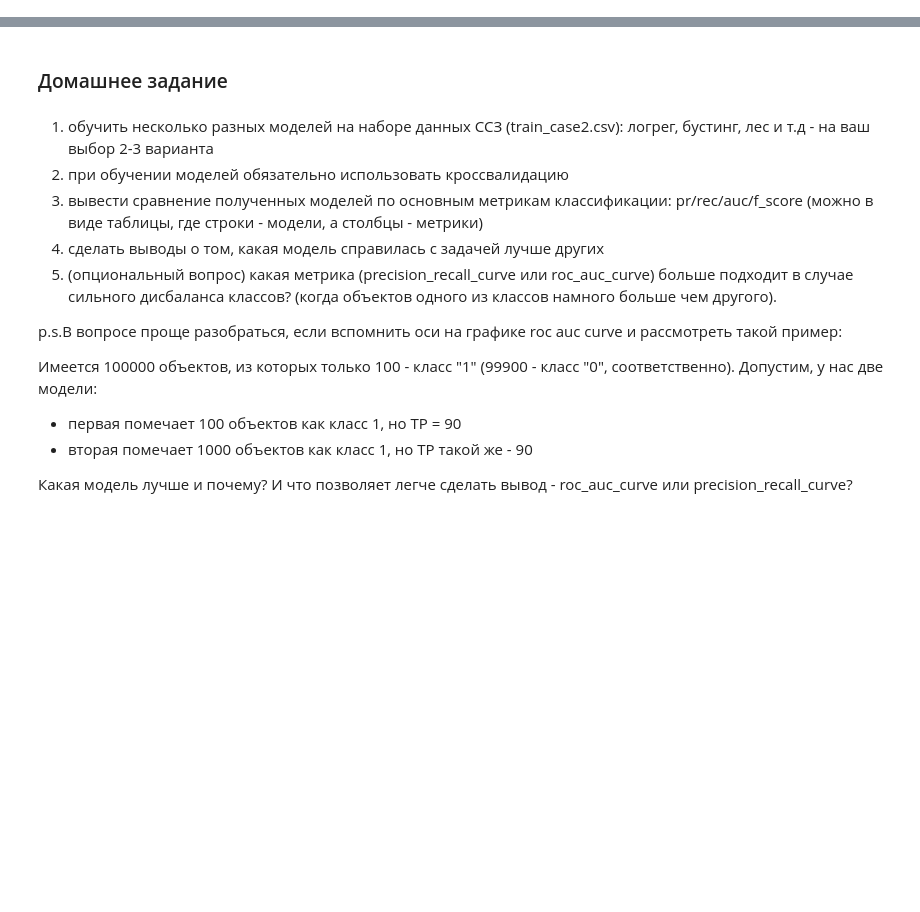
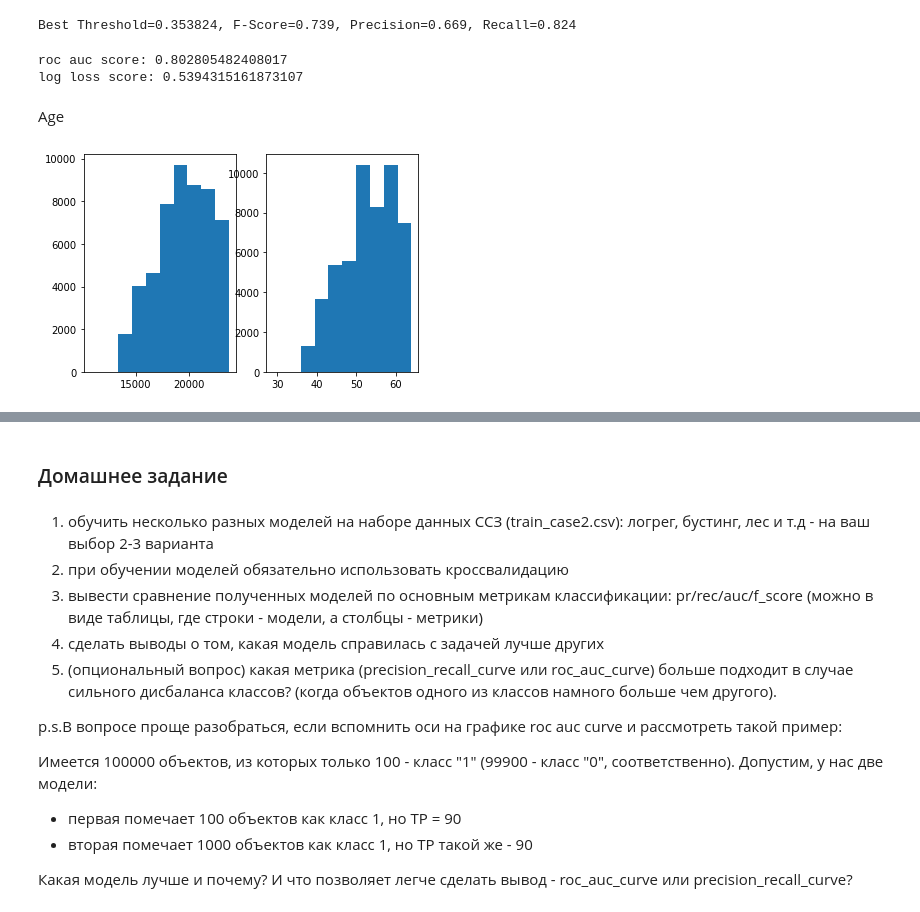
Before and after one commit to folga67/Machine_learning, a Jupyter notebook: OFedorova_hw_les3_ipynb".ipynb, the cells around one changed output, grey strips where cells are left out. Saved outputs shown, nothing was run; the diff lists cells and outputs as text; code cells hidden in the pictures; blank space fills up the shorter version.

```diff
--- a/OFedorova_hw_les3_ipynb".ipynb
+++ b/OFedorova_hw_les3_ipynb".ipynb
@@ -2,0 +299,26 @@
+# %%
+import numpy as np
+from sklearn.metrics import precision_recall_curve, roc_curve, roc_auc_score, confusion_matrix
+
+b=1
+precision, recall, thresholds = precision_recall_curve(y_test.values, y_score)
+fscore = (1+b**2)*(precision * recall) / (b**2*precision + recall)
+# locate the index of the largest f score
+ix = np.argmax(fscore)
+print('Best Threshold=%f, F-Score=%.3f, Precision=%.3f, Recall=%.3f' % (thresholds[ix],
+                                                                        fscore[ix],
+                                                                        precision[ix],
+                                                                        recall[ix]))
+# %% [output]
+Best Threshold=0.353824, F-Score=0.739, Precision=0.669, Recall=0.824
+# %%
+from sklearn.metrics import roc_auc_score, log_loss
+
+#Ваш код здесь
+print("roc auc score: {}".format(roc_auc_score(y_true=y_test, y_score=model.predict_proba(X_test)[:,1])))
+print("log loss score: {}".format(log_loss(y_true=y_test, y_pred=model.predict_proba(X_test)[:,1])))
+# %% [output]
+roc auc score: 0.802805482408017
+log loss score: 0.5394315161873107
+# %% [markdown]
+Age
@@ -2,0 +327,12 @@
+# %%
+d = np.floor_divide( X_train['age'], 365)
+
+plt.subplot(1,2,1)
+plt.hist(X_train['age'])
+plt.tick_params(axis='both', which='major', labelsize=10)
+plt.subplot(1,2,2)
+plt.hist(d)
+plt.tick_params(axis='both', which='major', labelsize=10)
+plt.show()
+# %% [output]
+[figure, added]
```
Also changed, not shown: parts of 187 cells of this notebook.
